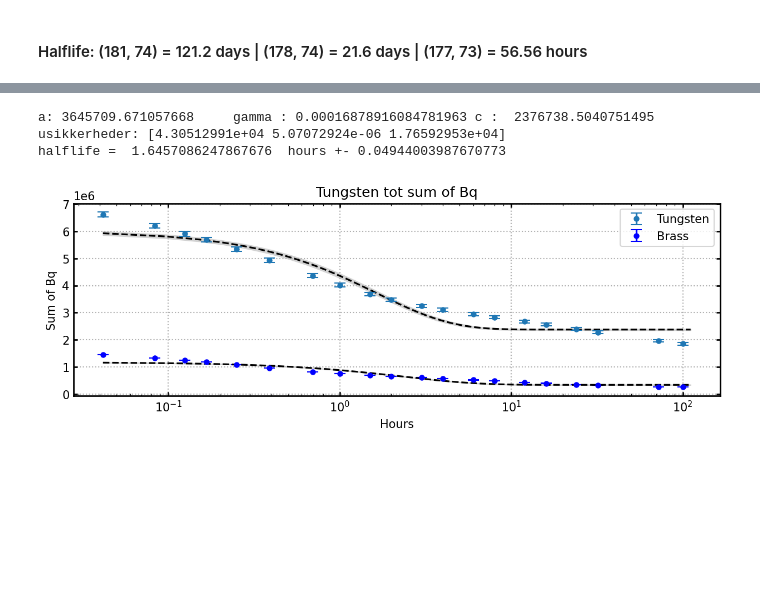
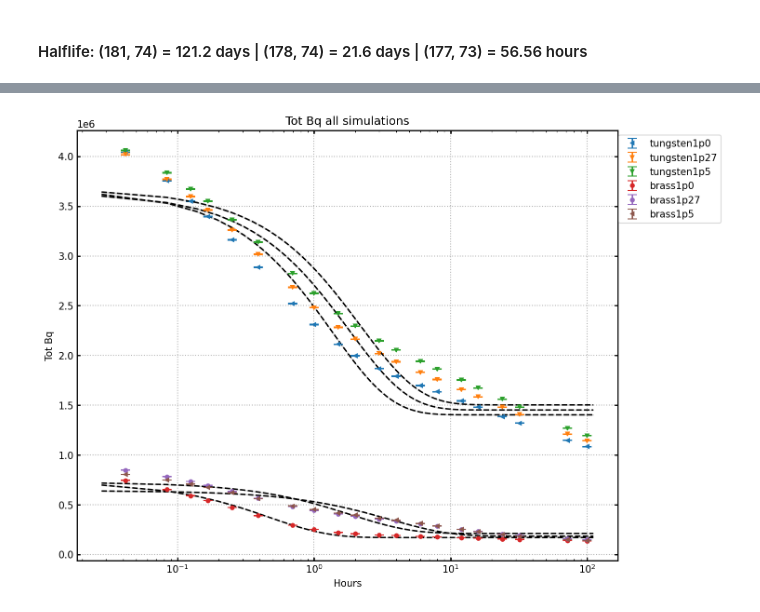
Before and after one commit to sewerininc/fluka_simulations, a Jupyter notebook: python_notebook/first test.ipynb, the cells around one changed output, grey strips where cells are left out. Cells and saved outputs as stored; diff of their text form; code cells hidden in the pictures; blank space fills up the shorter version.

```diff
--- a/python_notebook/first test.ipynb
+++ b/python_notebook/first test.ipynb
@@ -339,3 +390,9 @@ Cooling time = 150 Seconds | Threshold = 403030
 # %%
-tungsten_t, tungsten_sums, unc_tungsten_sums = get_val_unc(tungsten1p27_paths)
-times_brass, sums_brass, unc_sums_brass = get_val_unc(brass1p25_paths)
+popt_tungsten_27, perr_tungsten_27 = fit_data(tungsten_sums_27, unc_tungsten_sums_27, prints=True)
+popt_tungsten_0, perr_tungsten_0 = fit_data(tungsten_sums_0, unc_tungsten_sums_0, prints=True)
+popt_tungsten_5, perr_tungsten_5 = fit_data(tungsten_sums_5, unc_tungsten_sums_5, prints=True)
+
+popt_brass_27, perr_brass_27 = fit_data(sums_brass_27, unc_sums_brass_27, prints=True)
+popt_brass20_25, perr_brass20_25 = fit_data(sums_brass20_25, unc_sums_brass20_25, prints=True)
+popt_brass_0, perr_brass_0 = fit_data(sums_brass_0, unc_sums_brass_0, prints=True)
+popt_brass_5, perr_brass_5 = fit_data(sums_brass_5, unc_sums_brass_5, prints=True)
@@ -342,48 +417,31 @@ times_brass, sums_brass, unc_sums_brass = get_val_unc(brass1p25_paths)
-# %%
-def funlin(x, a, gamma, b):
-    return a*np.exp(-gamma*x) + b
-
-xlin = np.array(tungsten_t)
-
-ylin = tungsten_sums
-
-yler = unc_tungsten_sums
-
-guess = [7e8, 0.00009, 2e8]
-
-popt, pcov = curve_fit(funlin, xlin, ylin, p0=guess, sigma=yler, absolute_sigma=True)
-
-
-print('a:',popt[0],'    gamma :',popt[1], "c : ",popt[2])
-perr = np.sqrt(np.diag(pcov))
-print('usikkerheder:',perr)
-chmin = np.sum(((ylin-funlin(xlin, *popt))/yler)**2)
-print("halflife = ", 1/popt[1]/60/60, " hours +-", (1/popt[1]**4*perr[1]**2)**(1/2)/60/60)
-# %% [output]
-a: 3645709.671057668     gamma : 0.00016878916084781963 c :  2376738.5040751495
-usikkerheder: [4.30512991e+04 5.07072924e-06 1.76592953e+04]
-halflife =  1.6457086247867676  hours +- 0.04944003987670773
+# %%
+def add_plot(xs, ys, uncs, popt, perr, label, type_ = "o"):
+    plt.plot(xs/60/60, funlin(xs, *popt), "--", color="black")
+    plt.errorbar(np.array(tungsten_t)/60/60, ys, yerr=uncs, fmt=type_, markersize=4,
+                 capsize=5, label=label)
+
+    plt.fill_between(xs/60/60, funlin(xs, popt[0]-perr[0], popt[1]+perr[1], popt[2]-perr[2]),
+                     funlin(xs, popt[0]+perr[0], popt[1]-perr[1], popt[2]+perr[2]), color="lightgrey")
+    return
 # %%
-guess = [7e8, 0.00009, 2e8]
-xs = np.linspace(150, 4e5, 2000)
-#plt.plot(xs/60/60, funlin(xs, *guess))
-plt.plot(xs/60/60, funlin(xs, *popt), "--", color="black")
-plt.errorbar(np.array(tungsten_t)/60/60, tungsten_sums, yerr=unc_tungsten_sums, fmt="o", markersize=4, capsize=5, label="Tungsten")
+xs = np.linspace(100, 4e5, 2000)
+plt.rc("figure", figsize=(10,8), dpi=150)
 
-plt.errorbar(np.array(times_brass)/60/60, sums_brass, yerr=unc_sums_brass, fmt="o", markersize=4, capsize=5, label="Brass", color="Blue")
-plt.plot(xs/60/60, funlin(xs, *popt1), "--", color="black")
+add_plot(xs, tungsten_sums_0, unc_tungsten_sums_0, popt_tungsten_0, perr_tungsten_0, "tungsten1p0", '<')
+add_plot(xs, tungsten_sums_27, unc_tungsten_sums_27, popt_tungsten_27, perr_tungsten_27, "tungsten1p27", 'v')
+add_plot(xs, tungsten_sums_5, unc_tungsten_sums_5, popt_tungsten_5, perr_tungsten_5, "tungsten1p5", 'v')
+#add_plot(xs, sums_brass20_25, unc_sums_brass20_25, popt_brass20_25, perr_brass20_25, "brass20_1p25")
+add_plot(xs, sums_brass_0, unc_sums_brass_0, popt_brass_0, perr_brass_0, "brass1p0")
+add_plot(xs, sums_brass_27, unc_sums_brass_27, popt_brass_27, perr_brass_27, "brass1p27")
+add_plot(xs, sums_brass_5, unc_sums_brass_5, popt_brass_5, perr_brass_5, "brass1p5", '<')
 
-plt.fill_between(xs/60/60, funlin(xs, popt1[0]-perr1[0], popt1[1]+perr1[1], popt1[2]-perr1[2]),
-                 funlin(xs, popt1[0]+perr1[0], popt1[1]-perr1[1], popt1[2]+perr1[2]), color="lightgrey")
 
-plt.fill_between(xs/60/60, funlin(xs, popt[0]-perr[0], popt[1]+perr[1], popt[2]-perr[2]),
-                 funlin(xs, popt[0]+perr[0], popt[1]-perr[1], popt[2]+perr[2]), color="lightgrey")
-
-plt.title("Tungsten tot sum of Bq")
+plt.title("Tot Bq all simulations")
 plt.xlabel("Hours")
-plt.ylabel("Sum of Bq")
+plt.ylabel("Tot Bq")
+#plt.yscale("log")
 plt.xscale("log")
-plt.legend()
+plt.legend(bbox_to_anchor=(1.2, 1), loc='upper right')
 plt.show()
 # %% [output]
-[figure, old version]
+[figure, new version]
```
Also changed, not shown: parts of 18 cells of this notebook, 2 other files.
